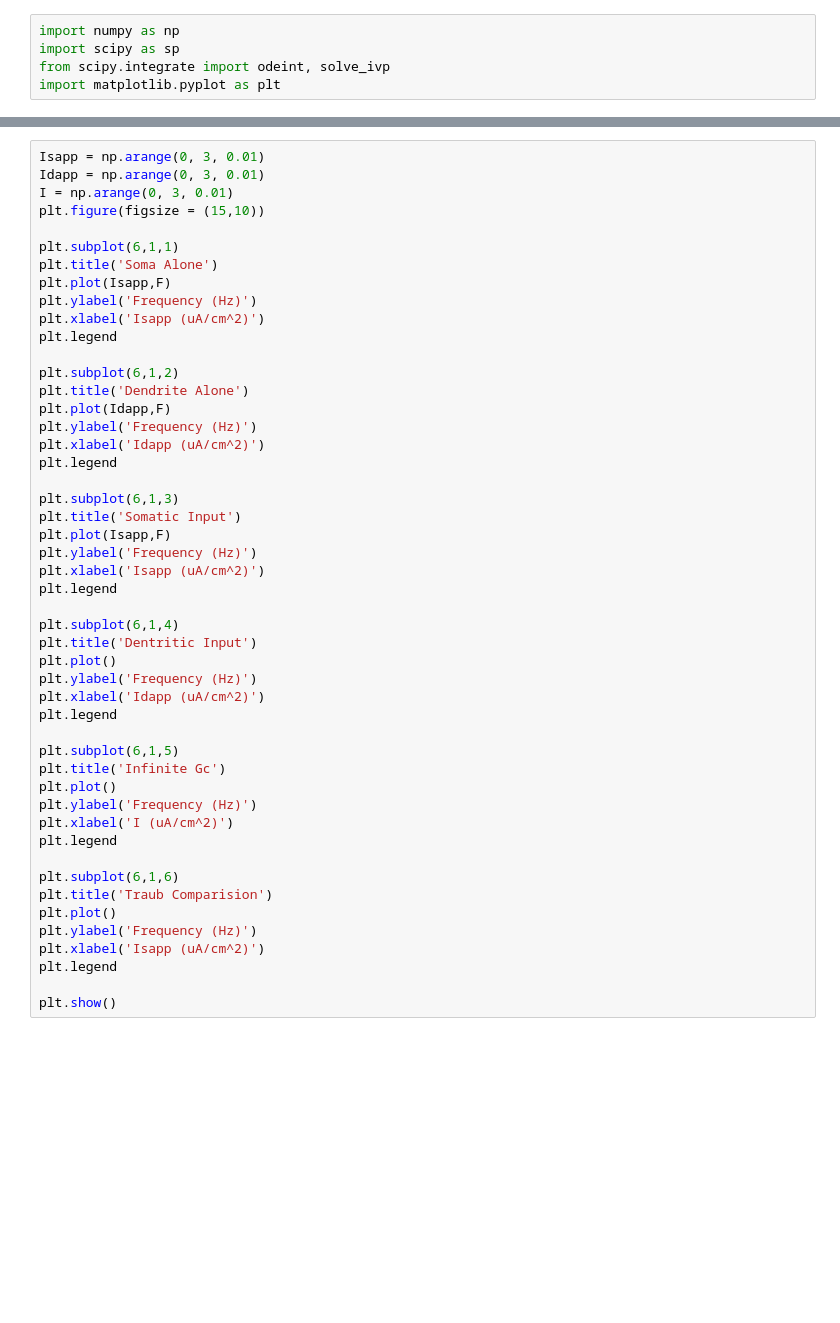
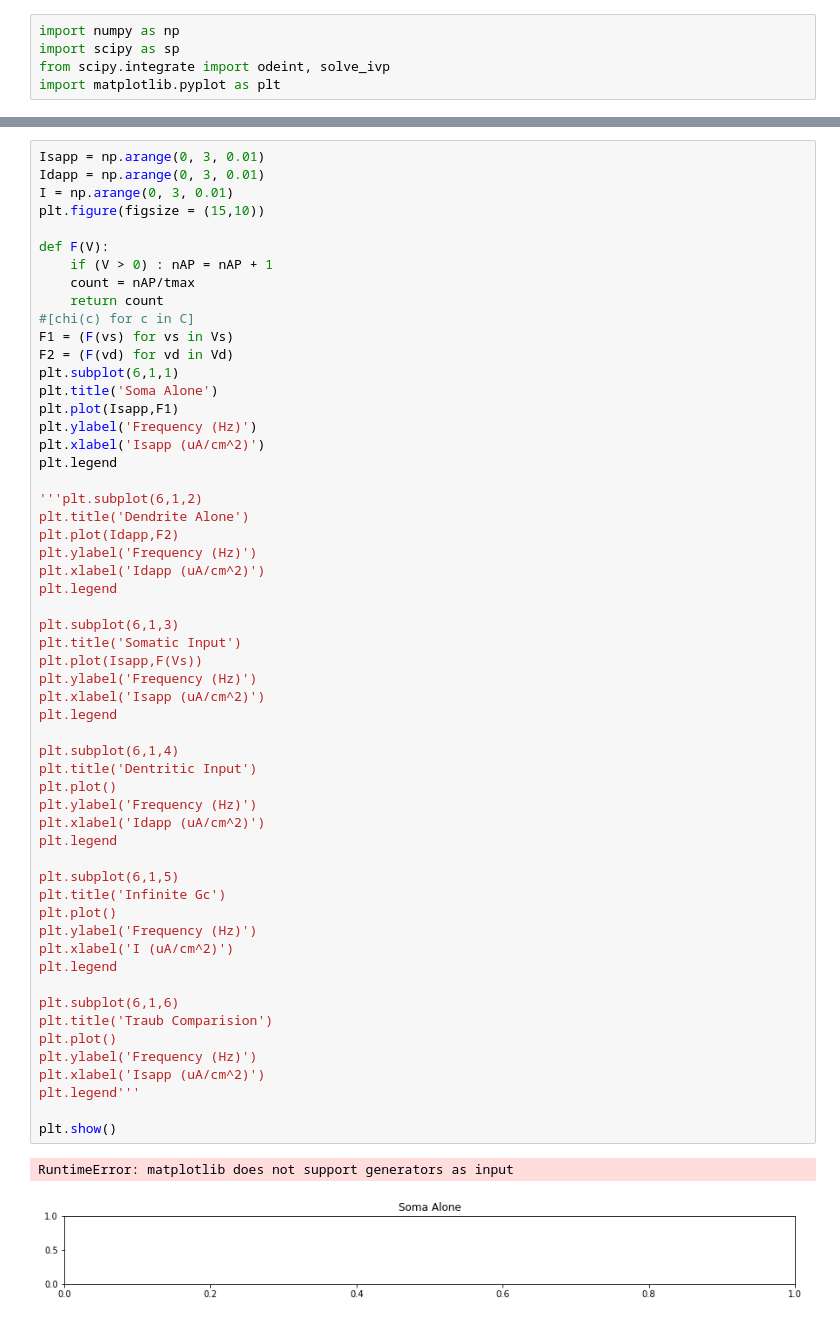
Before and after one commit to vaibhavi5/CA3, a Jupyter notebook: PinskyRinzel.ipynb, the cells around one changed output, grey strips where cells are left out. Drawn from its saved outputs; the diff is of its cells as text; blank space fills up the shorter version.

```diff
--- a/PinskyRinzel.ipynb
+++ b/PinskyRinzel.ipynb
@@ -206,46 +255,56 @@ Idapp = np.arange(0, 3, 0.01)
 I = np.arange(0, 3, 0.01)
 plt.figure(figsize = (15,10))
 
+def F(V):
+    if (V > 0) : nAP = nAP + 1
+    count = nAP/tmax
+    return count
+#[chi(c) for c in C]
+F1 = (F(vs) for vs in Vs)
+F2 = (F(vd) for vd in Vd)
 plt.subplot(6,1,1)
 plt.title('Soma Alone')
-plt.plot(Isapp,F)
+plt.plot(Isapp,F1)
 plt.ylabel('Frequency (Hz)')
 plt.xlabel('Isapp (uA/cm^2)')
 plt.legend
 
-plt.subplot(6,1,2)
+'''plt.subplot(6,1,2)
 plt.title('Dendrite Alone')
-plt.plot(Idapp,F)
+plt.plot(Idapp,F2)
 plt.ylabel('Frequency (Hz)')
 plt.xlabel('Idapp (uA/cm^2)')
 plt.legend
 
 plt.subplot(6,1,3)
 plt.title('Somatic Input')
-plt.plot(Isapp,F)
+plt.plot(Isapp,F(Vs))
 plt.ylabel('Frequency (Hz)')
 plt.xlabel('Isapp (uA/cm^2)')
 plt.legend
 
 plt.subplot(6,1,4)
 plt.title('Dentritic Input')
 plt.plot()
 plt.ylabel('Frequency (Hz)')
 plt.xlabel('Idapp (uA/cm^2)')
 plt.legend
 
 plt.subplot(6,1,5)
 plt.title('Infinite Gc')
 plt.plot()
 plt.ylabel('Frequency (Hz)')
 plt.xlabel('I (uA/cm^2)')
 plt.legend
 
 plt.subplot(6,1,6)
 plt.title('Traub Comparision')
 plt.plot()
 plt.ylabel('Frequency (Hz)')
 plt.xlabel('Isapp (uA/cm^2)')
-plt.legend
+plt.legend'''
 
 plt.show()
+# %% [output]
+RuntimeError: matplotlib does not support generators as input
+[figure, added]
```
Also changed, not shown: parts of 6 cells of this notebook, 14 other files.
